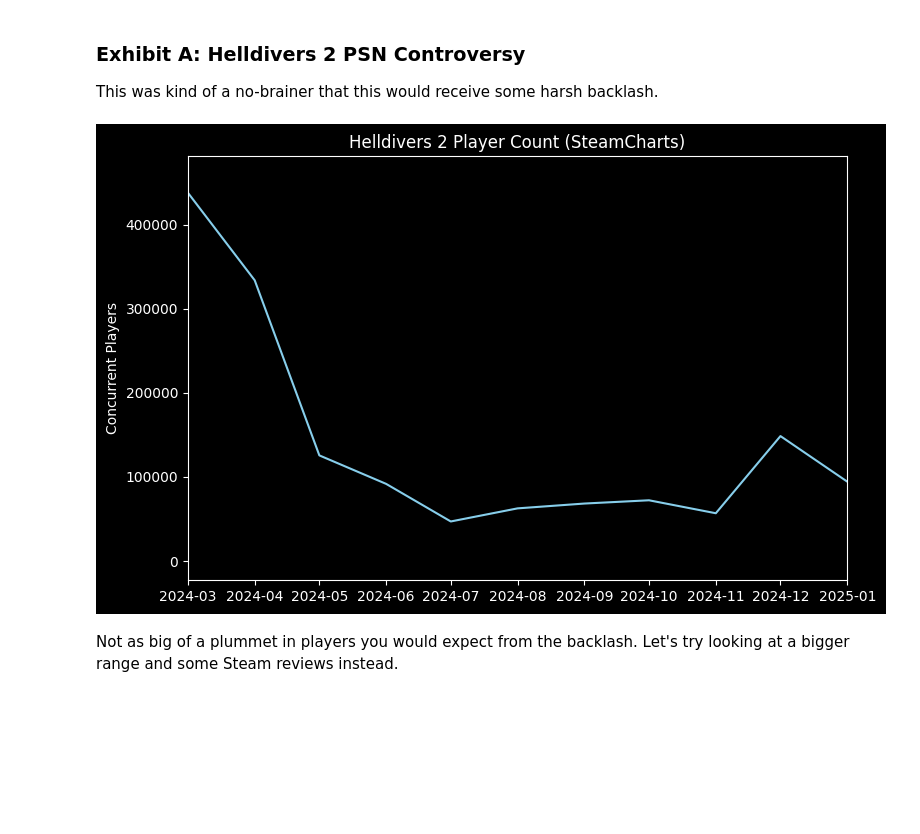
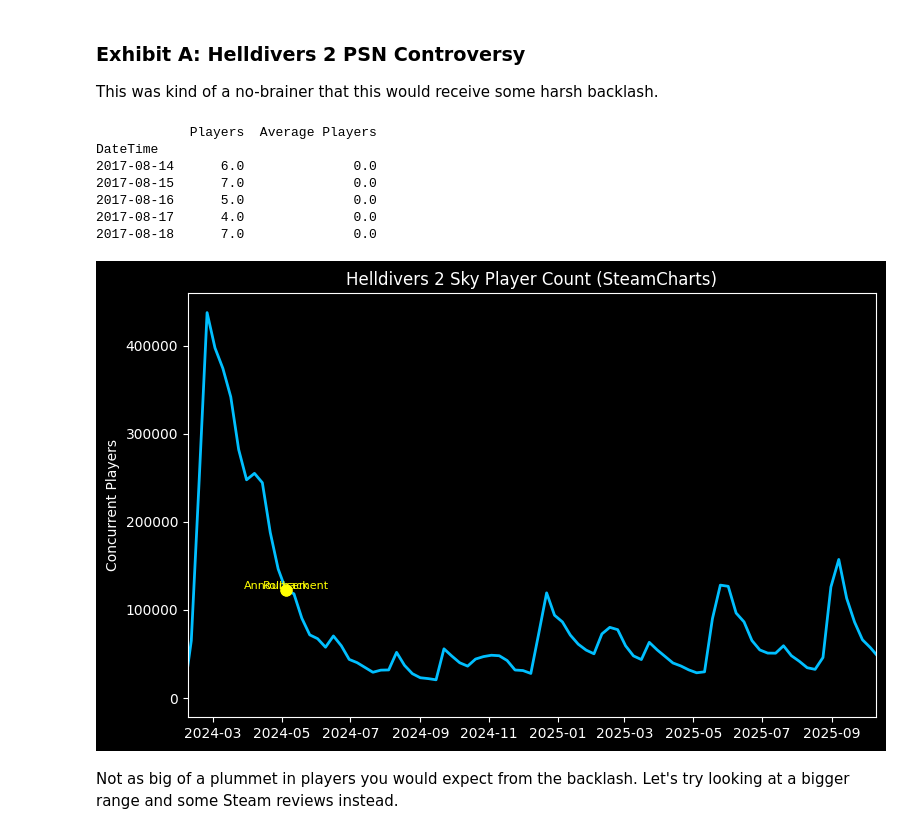
Before and after one commit to KyrellosIbrahim/GameUpdatesVsPlayerSentiment, a Jupyter notebook: notebook.ipynb, the cells around one changed output. Saved outputs shown, nothing was run; the diff lists cells and outputs as text; code cells hidden in the pictures; blank space fills up the shorter version.

```diff
--- a/notebook.ipynb
+++ b/notebook.ipynb
@@ -22,34 +22,60 @@ from numpy.ma.extras import average
 
 This was kind of a no-brainer that this would receive some harsh backlash.
 # %%
-hell_app_id = 553850
-# I'm using SteamDB data to show its player count graph. This type of thing is public thankfully!!
-helldivers_URL = f"https://steamcharts.com/app/{hell_app_id}/chart-data.json"
-# make the DF for the timestamp and players at a given moment
-hell_data = requests.get(helldivers_URL).json()
-hell_df = pd.DataFrame(hell_data, columns=["timestamp", "players"])
-hell_df["datetime"] = pd.to_datetime(hell_df["timestamp"], unit="ms")
-hell_df = hell_df.set_index("datetime").drop("timestamp", axis=1)
+helldivers_csv = "Helldivers2PlayerCount.csv"
+helldiversplayers_df = pd.read_csv(helldivers_csv)
 
-plt.style.use("dark_background")
-fig, ax = plt.subplots(figsize=(8, 5))
+helldiversplayers_df.fillna(0.0, inplace=True) # fill empty rows with 0s
+helldiversplayers_df['DateTime'] = pd.to_datetime(helldiversplayers_df['DateTime']) # change it ro real datetime
+helldiversplayers_df.set_index('DateTime', inplace=True)
 
-ax.plot(hell_df.index, hell_df["players"], color="skyblue", linewidth=1.5)
-ax.set_title("Helldivers 2 Player Count (SteamCharts)")
-ax.set_ylabel("Concurrent Players")
-
-# Zoom in on a date range — e.g., focus on the last 6–8 months
-start = pd.Timestamp("2024-03-01")
-end = pd.Timestamp("2025-01-01")
-ax.set_xlim(start, end)
-
-# Optionally smooth the data to reduce noise near the end
-smooth = hell_df.resample("W").mean()
-ax.plot(smooth.index, smooth["players"], color="deepskyblue", linewidth=2)
-
-plt.tight_layout()
-plt.show()
+print(helldiversplayers_df.head()) # proof
 # %% [output]
-[figure, removed]
+            Players  Average Players
+DateTime
+2017-08-14      6.0              0.0
+2017-08-15      7.0              0.0
+2017-08-16      5.0              0.0
+2017-08-17      4.0              0.0
+2017-08-18      7.0              0.0
+# %%
+plt.style.use("dark_background")
+fig, ax = plt.subplots(figsize=(8, 5))
+
+ax.set_title("Helldivers 2 Sky Player Count (SteamCharts)")
+ax.set_ylabel("Concurrent Players")
+
+# Zoom in on a date range — e.g., focus on the last 6–8 months
+start = pd.Timestamp("2024-02-08")
+end = pd.Timestamp("2025-10-10")
+ax.set_xlim(start, end)
+
+events = {
+    "2024-05-03": "Announcement",
+    "2024-05-06": "Rollback",
+}
+
+# Optionally smooth the data to reduce noise near the end
+smooth = helldiversplayers_df.resample("W").mean()
+
+event_dates = {pd.Timestamp(k): v for k, v in events.items()}
+
+ax.plot(smooth.index, smooth["Players"], color="deepskyblue", linewidth=2)
+
+for date, label in event_dates.items():
+    # find nearest existing date in your index
+    nearest = smooth.index[smooth.index.get_indexer([date], method="nearest")[0]]
+
+    ax.scatter(nearest, smooth.loc[nearest, "Players"],
+               color="yellow", s=60, zorder=5)
+
+    # small text right above the point (optional)
+    ax.text(nearest, smooth.loc[nearest, "Players"] + 2000,
+            label, color="yellow", fontsize=8, ha="center")
+
+plt.tight_layout()
+plt.show()
+# %% [output]
+[figure, added]
 # %% [markdown]
 Not as big of a plummet in players you would expect from the backlash. Let's try looking at a bigger range and some Steam reviews instead.
```
Also changed, not shown: parts of 14 cells of this notebook.
